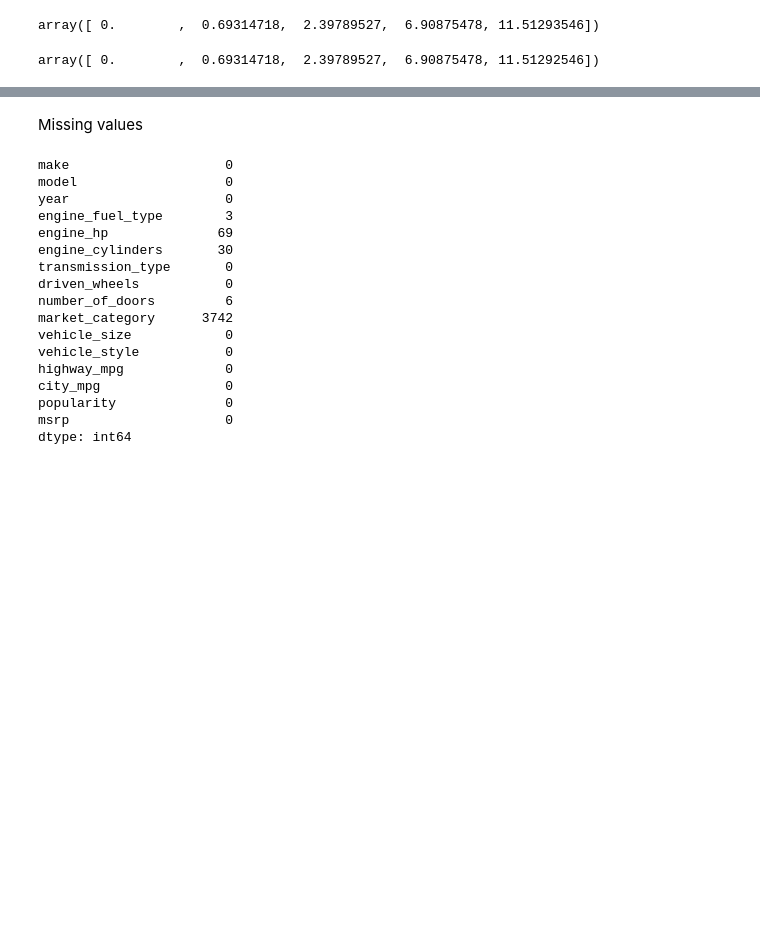
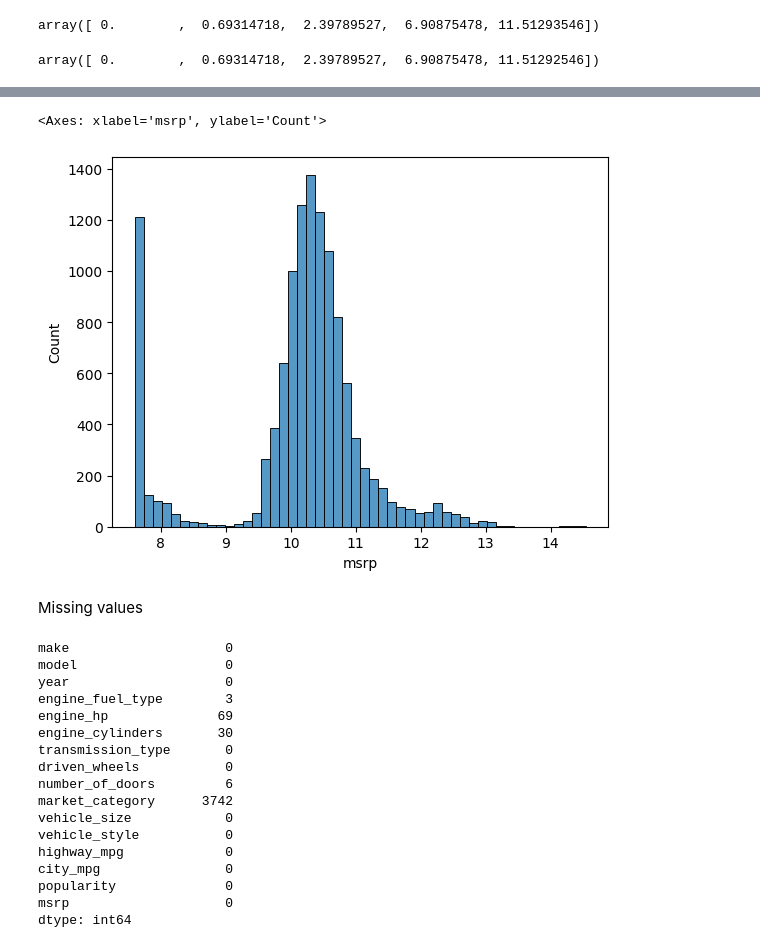
Before and after one commit to blanpa/machine-learning-zoomcamp, a Jupyter notebook: week02-regression/notebook.ipynb, the cells around one changed output, grey strips where cells are left out. Cells and saved outputs as stored; diff of their text form; code cells hidden in the pictures; blank space fills up the shorter version.

```diff
--- a/week02-regression/notebook.ipynb
+++ b/week02-regression/notebook.ipynb
@@ -145,0 +160,3 @@ price_logs = np.log1p(df.msrp)
+# %%
+price_log = np.log(df.msrp)
+price_log
@@ -152,3 +182,8 @@ sns.histplot(price_logs, bins=50)
+# %%
+sns.histplot(price_log, bins=50)
+# %% [output]
+<Axes: xlabel='msrp', ylabel='Count'>
+[figure, added]
 # %% [markdown]
 Missing values
 # %%
```
Also changed, not shown: parts of 10 cells of this notebook, 18 other files.
